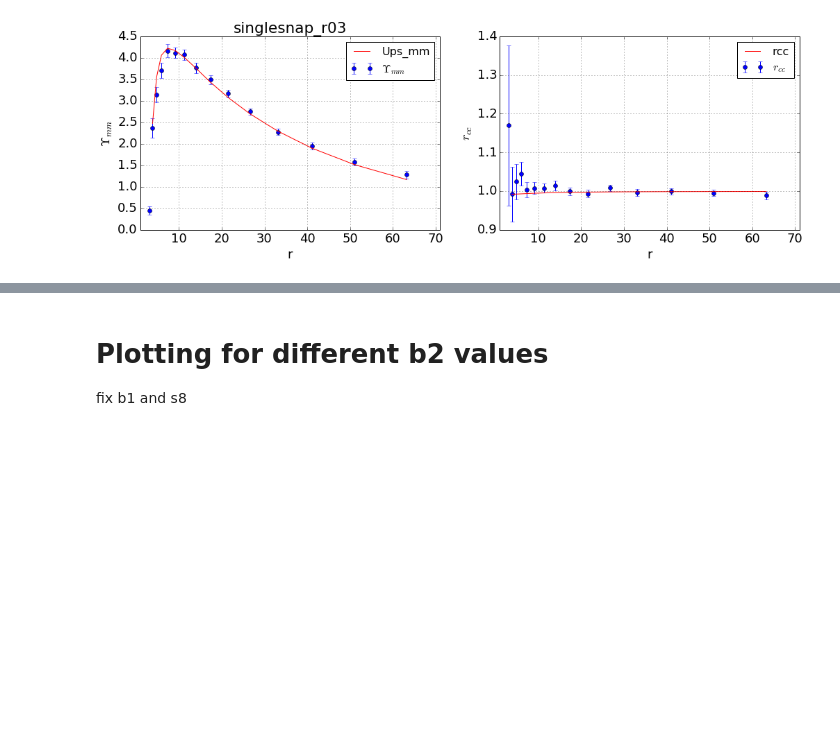
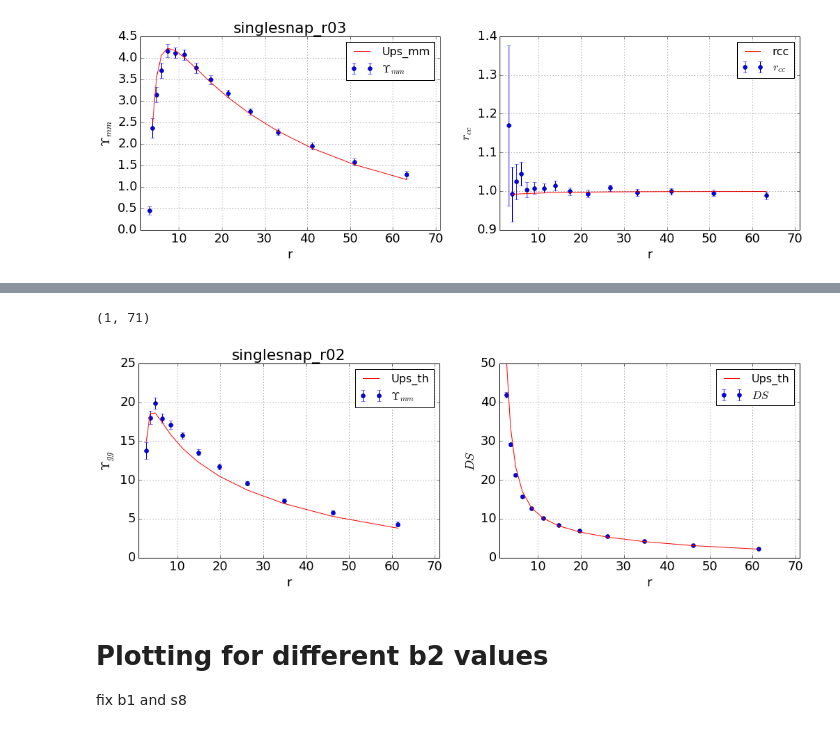
Before and after one commit to ja-vazquez/Upsilon, a Jupyter notebook: Upsilon_plots.ipynb, the cells around one changed output, grey strips where cells are left out. Cells and saved outputs as stored; diff of their text form; code cells hidden in the pictures; blank space fills up the shorter version.

```diff
--- a/Upsilon_plots.ipynb
+++ b/Upsilon_plots.ipynb
@@ -236,3 +246,32 @@ plt.savefig("Ups_mm.pdf")
+# %%
+Ups_file = open_file(pd, 'DS_best_singlesnap_r02.dat',  ['r', 'Ups_obs', 'Ups_err', 'Ups_th', 'Ups_mm'])
+Ups_gg, Ups_DS = np.array_split(Ups_file, 2)
+
+Ups_gg.index = Ups_gg['r']
+Ups_DS.index = Ups_DS['r']
+# %%
+fig = plt.figure(figsize=(17, 5))
+ax = plt.subplot(1, 2, 1)
+ax.set_title('singlesnap_r02')
+
+Ups_gg['Ups_obs'].   plot(ax= ax, yerr=Ups_gg['Ups_err'], fmt='o',  color='b', label='$\\Upsilon_{mm}$')
+Ups_gg['Ups_th'].   plot(ax= ax, color='r')
+ax.set_ylabel('$\\Upsilon_{gg}$')
+plt.legend(loc='best')
+plt.grid(axis='both')
+ax.set_xlim([1,71])
+
+
+ax2 = plt.subplot(1, 2, 2)
+Ups_DS['Ups_obs'].   plot(ax= ax2, yerr=Ups_DS['Ups_err'], fmt='o',  color='b', label='$DS$')
+Ups_DS['Ups_th'].   plot(ax= ax2, color='r')
+ax2.set_ylabel('$DS$')
+plt.legend(loc='best')
+plt.grid(axis='both')
+ax2.set_xlim([1,71])
+# %% [output]
+(1, 71)
+[figure, added]
 # %% [markdown]
 # Plotting for different b2 values
 fix b1 and s8
```
Also changed, not shown: parts of 2 cells of this notebook.
